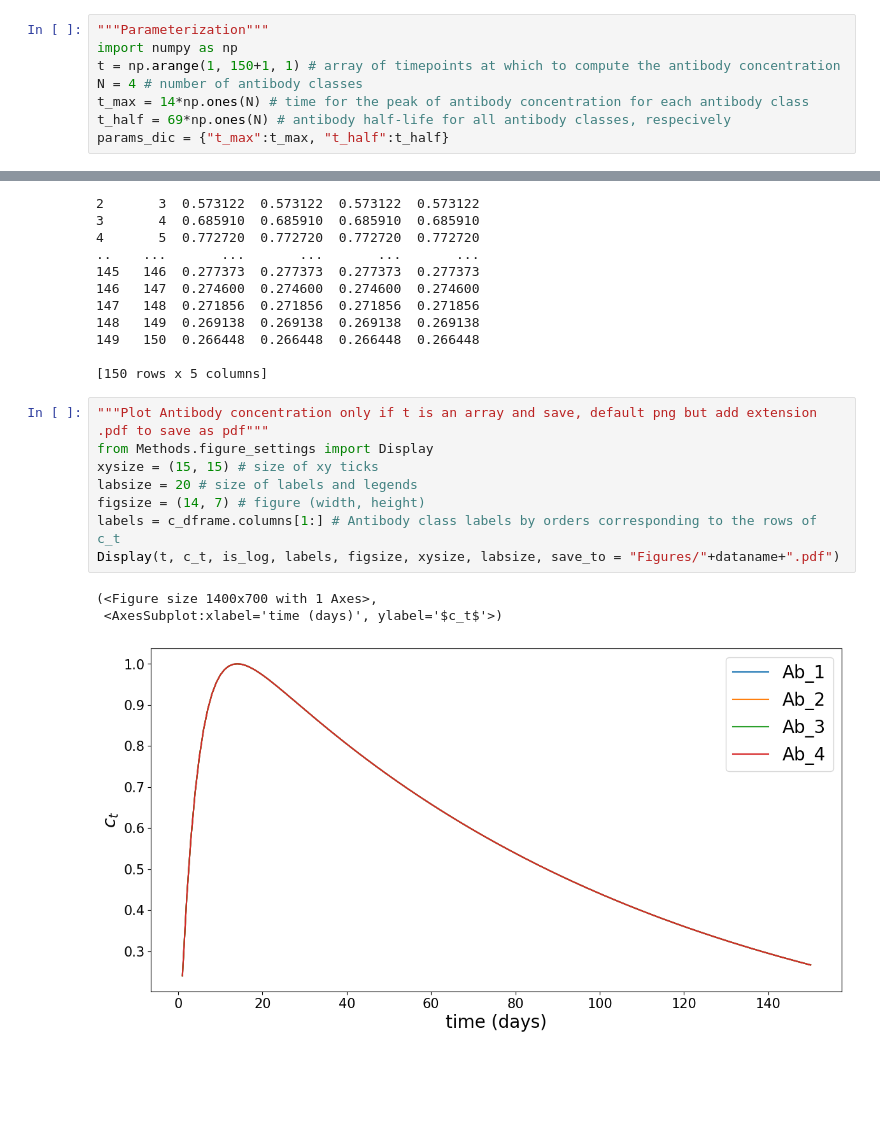
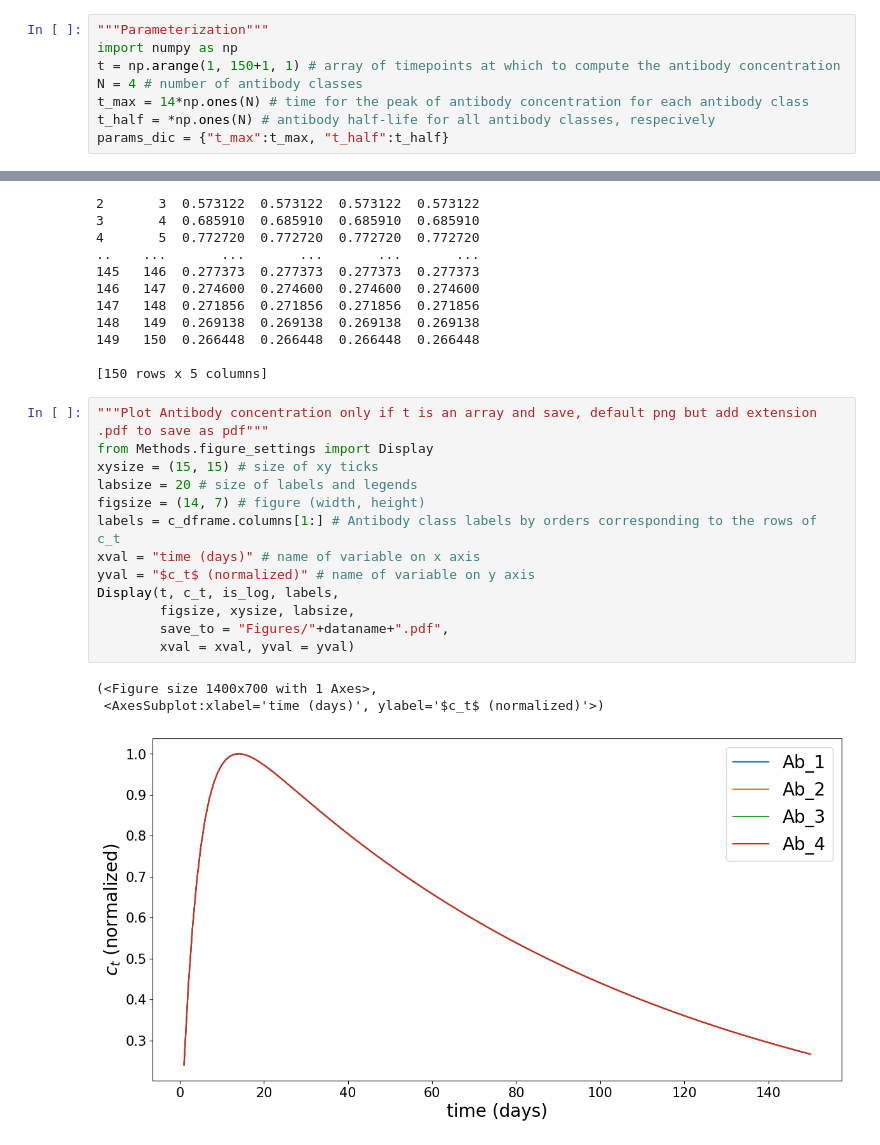
Before and after one commit to AlexiaNomena/Immune_Waning, a Jupyter notebook: PK_Helper.ipynb, the cells around one changed output, grey strips where cells are left out. Saved outputs shown, nothing was run; the diff lists cells and outputs as text; blank space fills up the shorter version.

```diff
--- a/PK_Helper.ipynb
+++ b/PK_Helper.ipynb
@@ -9,7 +9,7 @@ import numpy as np
 t = np.arange(1, 150+1, 1) # array of timepoints at which to compute the antibody concentration
 N = 4 # number of antibody classes
 t_max = 14*np.ones(N) # time for the peak of antibody concentration for each antibody class
-t_half = 69*np.ones(N) # antibody half-life for all antibody classes, respecively
+t_half = *np.ones(N) # antibody half-life for all antibody classes, respecively
 params_dic = {"t_max":t_max, "t_half":t_half}
 # %%
 """Compute Antibody concentration"""
@@ -39,12 +39,17 @@ print(c_dframe)
 # %%
 """Plot Antibody concentration only if t is an array and save, default png but add extension .pdf to save as pdf"""
 from Methods.figure_settings import Display
 xysize = (15, 15) # size of xy ticks
 labsize = 20 # size of labels and legends
 figsize = (14, 7) # figure (width, height)
 labels = c_dframe.columns[1:] # Antibody class labels by orders corresponding to the rows of c_t
-Display(t, c_t, is_log, labels, figsize, xysize, labsize, save_to = "Figures/"+dataname+".pdf")
+xval = "time (days)" # name of variable on x axis
+yval = "$c_t$ (normalized)" # name of variable on y axis
+Display(t, c_t, is_log, labels,
+        figsize, xysize, labsize,
+        save_to = "Figures/"+dataname+".pdf",
+        xval = xval, yval = yval)
 # %% [output]
 (<Figure size 1400x700 with 1 Axes>,
- <AxesSubplot:xlabel='time (days)', ylabel='$c_t$'>)
+ <AxesSubplot:xlabel='time (days)', ylabel='$c_t$ (normalized)'>)
-[figure, old version]
+[figure, new version]
```
Also changed, not shown: 2 other files.
